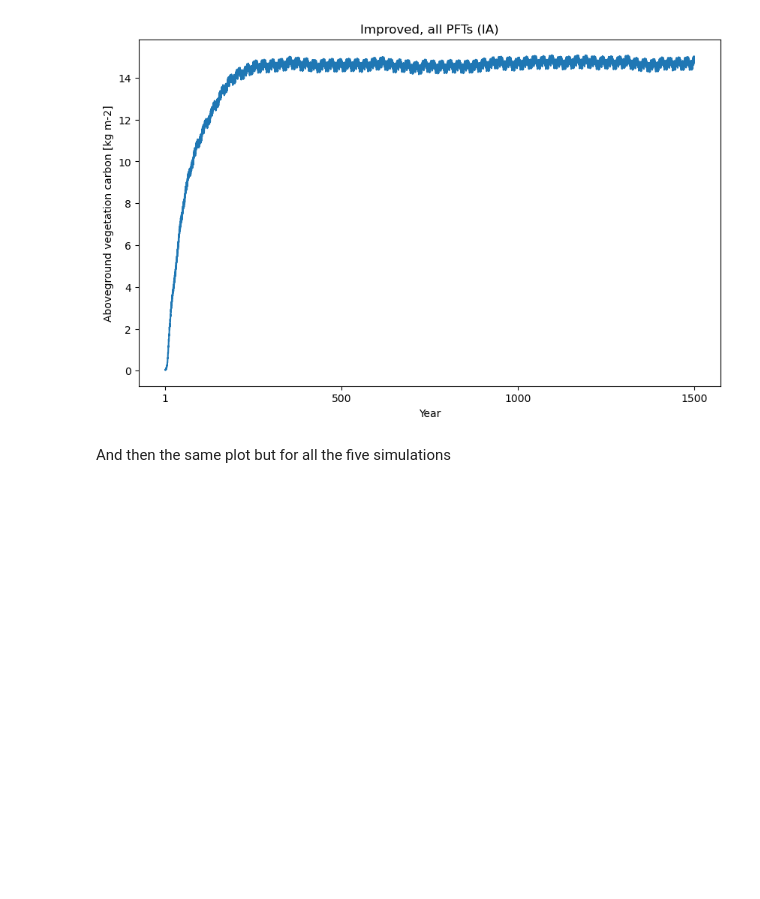
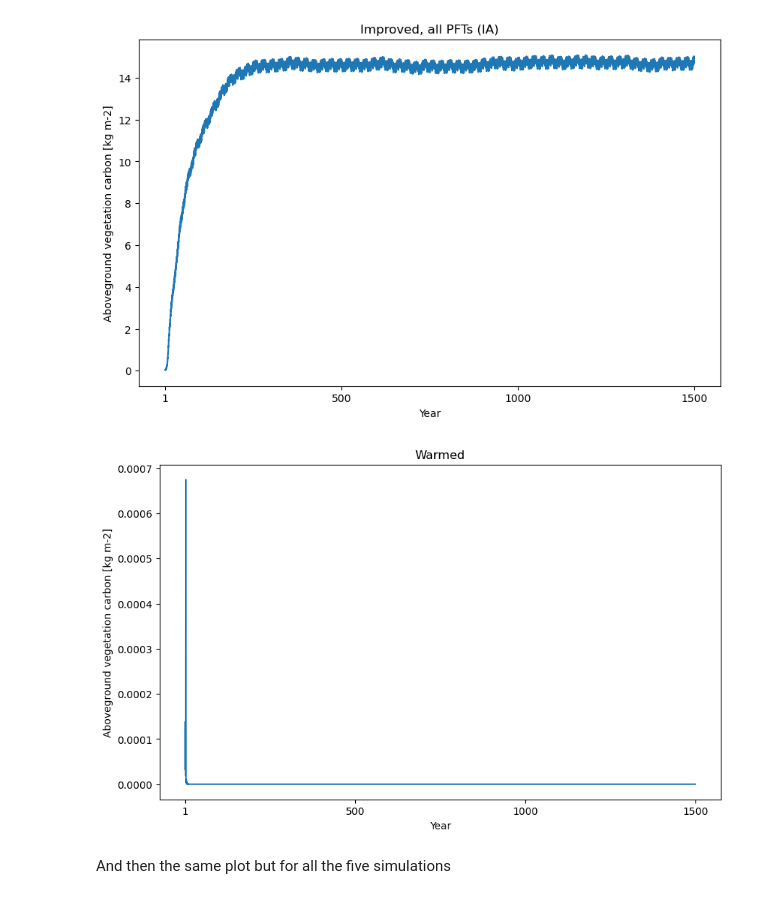
Before and after one commit to evalieungh/FATES_INCLINE, a Jupyter notebook: src/analysis_and_plotting/output_analysis_alp4_all.ipynb, the cells around one changed output. Drawn from its saved outputs; the diff is of its cells as text; code cells hidden in the pictures; blank space fills up the shorter version.

```diff
--- a/src/analysis_and_plotting/output_analysis_alp4_all.ipynb
+++ b/src/analysis_and_plotting/output_analysis_alp4_all.ipynb
@@ -92,10 +92,10 @@ IA_data = xr.open_mfdataset(file_path_IA,
 #                            decode_times=True
 #                            )
 #
-#IW_data = xr.open_mfdataset(file_path_IW,
-#                            combine='by_coords',
-#                            decode_times=True
-#                            )
+IW_data = xr.open_mfdataset(file_path_IW,
+                            combine='by_coords',
+                            decode_times=True
+                            )
 # %%
 # alternative with loop:
 file_paths = {
@@ -227,6 +227,32 @@ ax.set_xticklabels(labels)
 plt.show()
 # %% [output]
 [figure]
+# %%
+### WARMED simulation
+
+# Create year labels for x axis (otherwise shows month 0-18000)
+tick_locations = [0, # first year
+                  6000, # year 500 = 500*12months
+                  12000, # year 1000
+                  18000 # year 1500
+                  ]
+labels = ['1','500','1000','1500']
+
+# Plotting
+fig, ax = plt.subplots(figsize=(10, 6))
+ax.plot(range(len(IW_data["time"])), # x axis
+        IW_data["FATES_VEGC_ABOVEGROUND"]) # y axis
+ax.set_title(f"Warmed") # simulation name
+ax.set_xlabel("Year")
+ax.set_ylabel(f"Aboveground vegetation carbon [{IW_data[AGB_var].units}]")
+
+# Set x-axis tick labels every 500 years
+ax.set_xticks(tick_locations)
+ax.set_xticklabels(labels)
+
+plt.show()
+# %% [output]
+[figure, added]
 # %% [markdown]
 And then the same plot but for all the five simulations
 # %%
```
Also changed, not shown: parts of 8 cells of this notebook, 2 other files.
